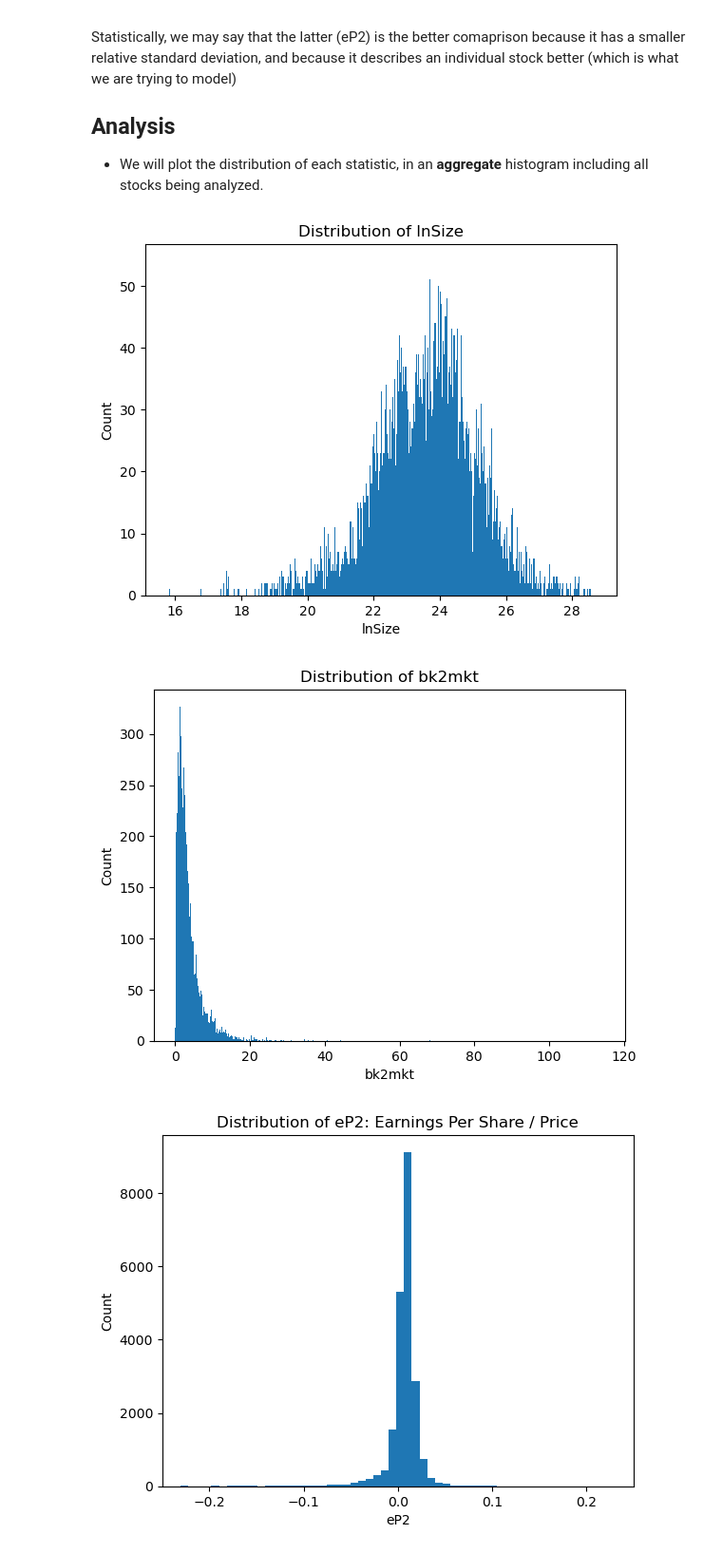
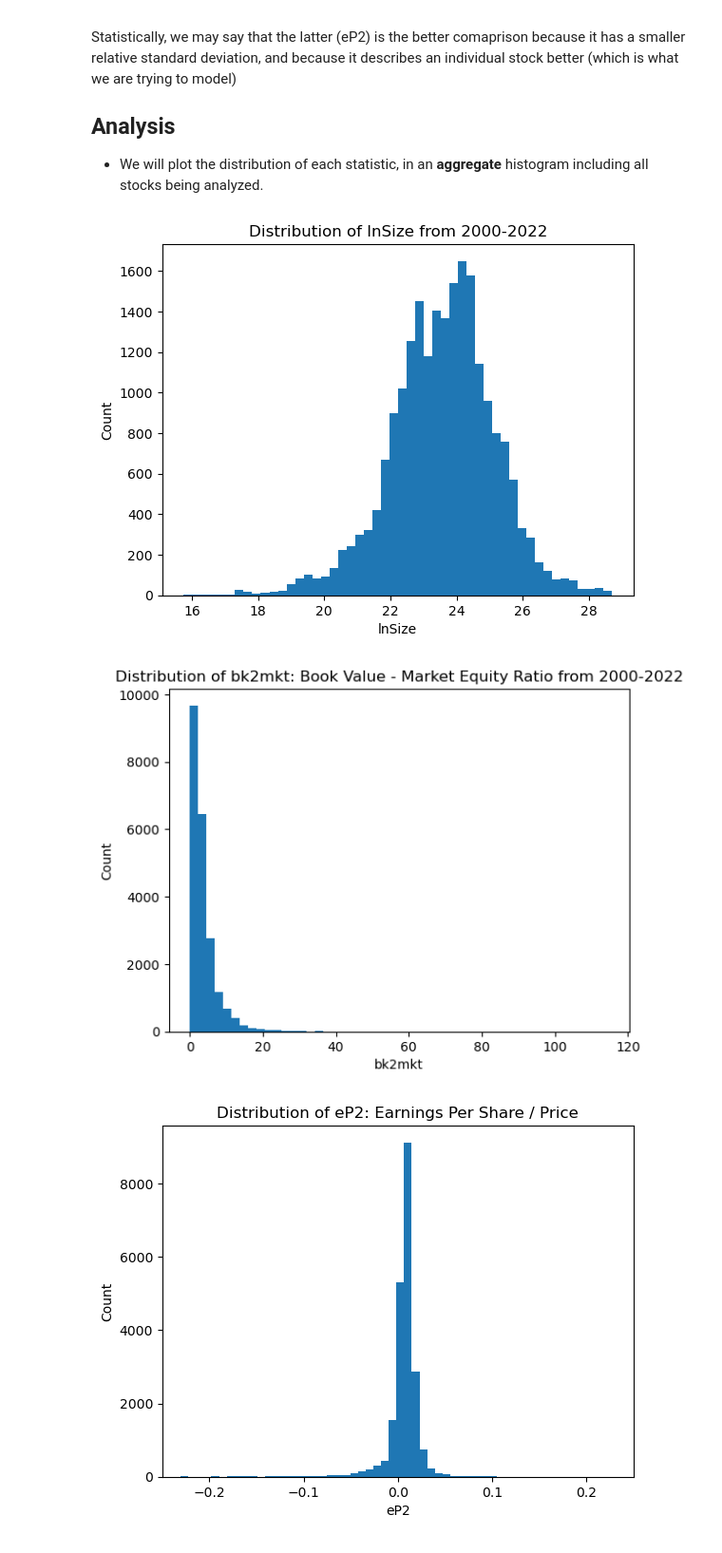
Before and after one commit to uWaterloo-CFM/CFM-301, a Jupyter notebook: Assignment 2/Assignment 2.ipynb, the cells around one changed output. Shown at 95% size. Saved outputs shown, nothing was run; the diff lists cells and outputs as text; code cells hidden in the pictures.

```diff
--- a/Assignment 2/Assignment 2.ipynb
+++ b/Assignment 2/Assignment 2.ipynb
@@ -222,23 +222,24 @@ Statistically, we may say that the latter (eP2) is the better comaprison because
 ## Analysis
 - We will plot the distribution of each statistic, in an **aggregate** histogram including all stocks being analyzed.
 # %%
-plt.hist(df_compustat_crsp_2000_2022["lnSize"], bins=2000)
-plt.title("Distribution of lnSize")
+plt.hist(df_compustat_crsp_2000_2022["lnSize"], bins=50)
+plt.title("Distribution of lnSize from 2000-2022")
 plt.xlabel("lnSize")
 plt.ylabel("Count")
 
 plt.show()
 # %% [output]
-[figure, old version]
+[figure, new version]
 # %%
-plt.hist(df_compustat_crsp_2000_2022["bk2mkt"], bins=2000)
-plt.title("Distribution of bk2mkt")
+plt.hist(df_compustat_crsp_2000_2022["bk2mkt"], bins=50)
+plt.title("Distribution of bk2mkt: Book Value - Market Equity Ratio from 2000-2022")
+
 plt.xlabel("bk2mkt")
 plt.ylabel("Count")
 
 plt.show()
 # %% [output]
-[figure, old version]
+[figure, new version]
 # %%
 plt.hist(df_compustat_crsp_2000_2022["eP2"], bins=2000)
 plt.title("Distribution of eP2: Earnings Per Share / Price")
```
Also changed, not shown: parts of 4 cells of this notebook, 3 other files.
